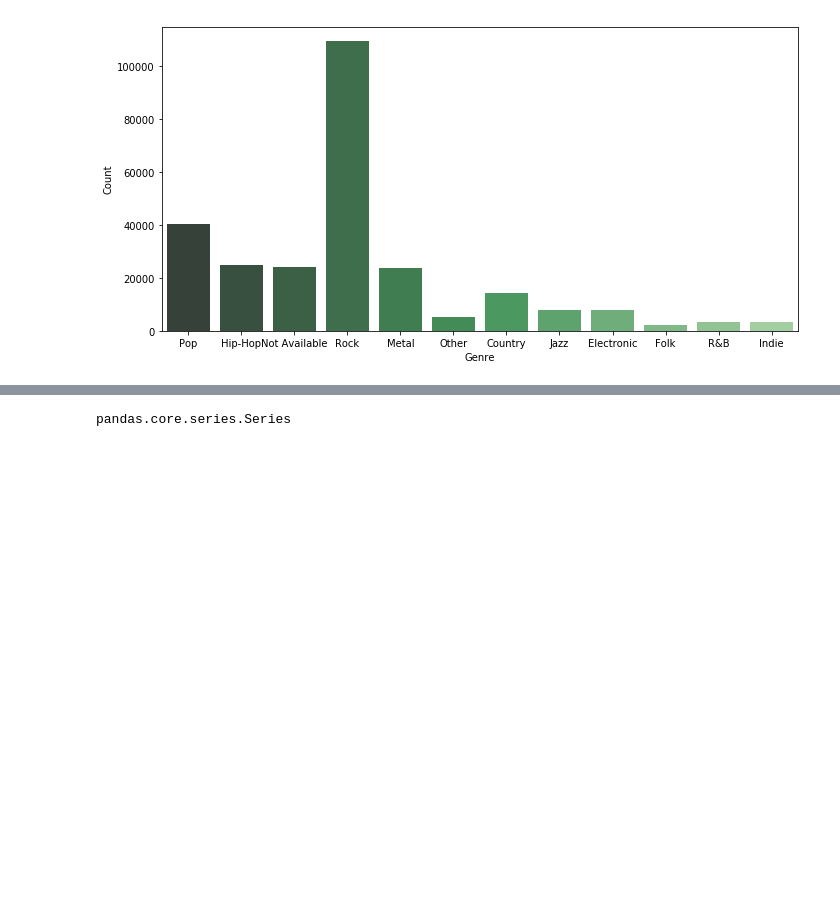
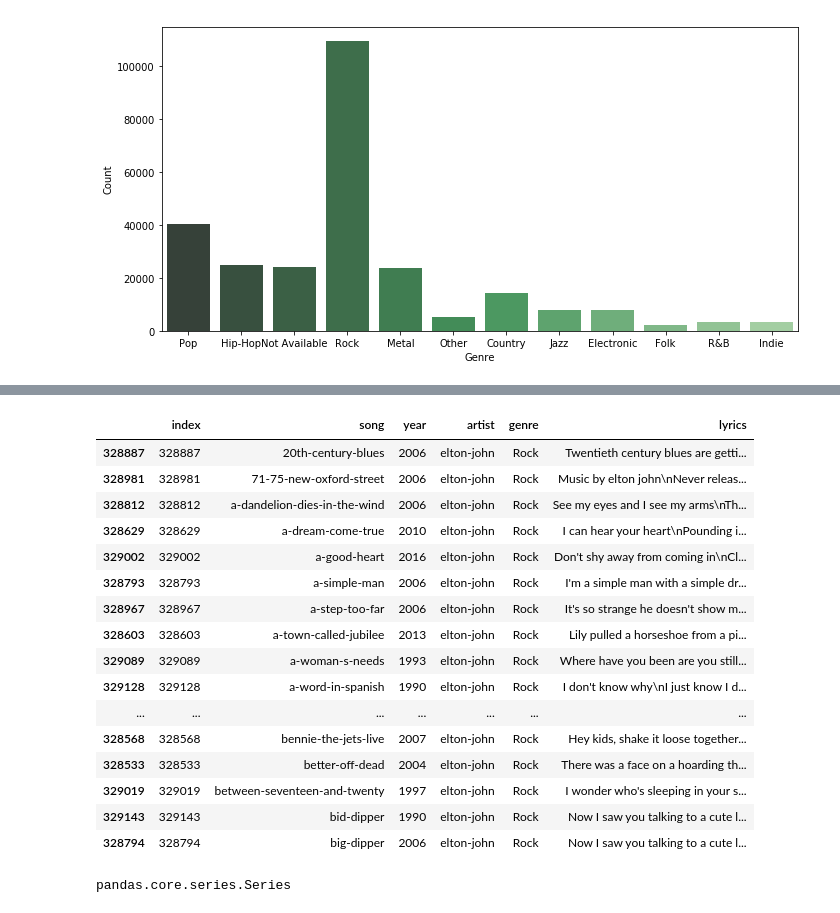
Before and after one commit to jeffreyb92/lyric-analysis, a Jupyter notebook: LyricsAssessment.ipynb, the cells around one changed output, grey strips where cells are left out. Saved outputs shown, nothing was run; the diff lists cells and outputs as text; code cells hidden in the pictures; blank space fills up the shorter version.

```diff
--- a/LyricsAssessment.ipynb
+++ b/LyricsAssessment.ipynb
@@ -129,7 +177,25 @@ Name: artist, dtype: int64
 # %%
 #checking to see if there are duplicates in the dataset
-#dolly = lyrics[lyrics['artist'] == 'dolly-parton']
-#dolly.sort_values(by = 'song').head(50)
+dolly = lyrics[lyrics['artist'] == 'elton-john']
+dolly.sort_values(by = 'song').head(50)
+# %% [output]
+|  | index | song | year | artist | genre | lyrics |
+| 328887 | 328887 | 20th-century-blues | 2006 | elton-john | Rock | Twentieth century blues are getti... |
+| 328981 | 328981 | 71-75-new-oxford-street | 2006 | elton-john | Rock | Music by elton john\nNever releas... |
+| 328812 | 328812 | a-dandelion-dies-in-the-wind | 2006 | elton-john | Rock | See my eyes and I see my arms\nTh... |
+| 328629 | 328629 | a-dream-come-true | 2010 | elton-john | Rock | I can hear your heart\nPounding i... |
+| 329002 | 329002 | a-good-heart | 2016 | elton-john | Rock | Don't shy away from coming in\nCl... |
+| 328793 | 328793 | a-simple-man | 2006 | elton-john | Rock | I'm a simple man with a simple dr... |
+| 328967 | 328967 | a-step-too-far | 2006 | elton-john | Rock | It's so strange he doesn't show m... |
+| 328603 | 328603 | a-town-called-jubilee | 2013 | elton-john | Rock | Lily pulled a horseshoe from a pi... |
+| 329089 | 329089 | a-woman-s-needs | 1993 | elton-john | Rock | Where have you been are you still... |
+| 329128 | 329128 | a-word-in-spanish | 1990 | elton-john | Rock | I don't know why\nI just know I d... |
+| ... | ... | ... | ... | ... | ... | ... |
+| 328568 | 328568 | bennie-the-jets-live | 2007 | elton-john | Rock | Hey kids, shake it loose together... |
+| 328533 | 328533 | better-off-dead | 2004 | elton-john | Rock | There was a face on a hoarding th... |
+| 329019 | 329019 | between-seventeen-and-twenty | 1997 | elton-john | Rock | I wonder who's sleeping in your s... |
+| 329143 | 329143 | bid-dipper | 1990 | elton-john | Rock | Now I saw you talking to a cute l... |
+| 328794 | 328794 | big-dipper | 2006 | elton-john | Rock | Now I saw you talking to a cute l... |
 # %%
 #This is to add genres to their own data slices
 #could be used later for wordcloud perhaps
```
Also changed, not shown: parts of 5 cells of this notebook, 2 other files.
